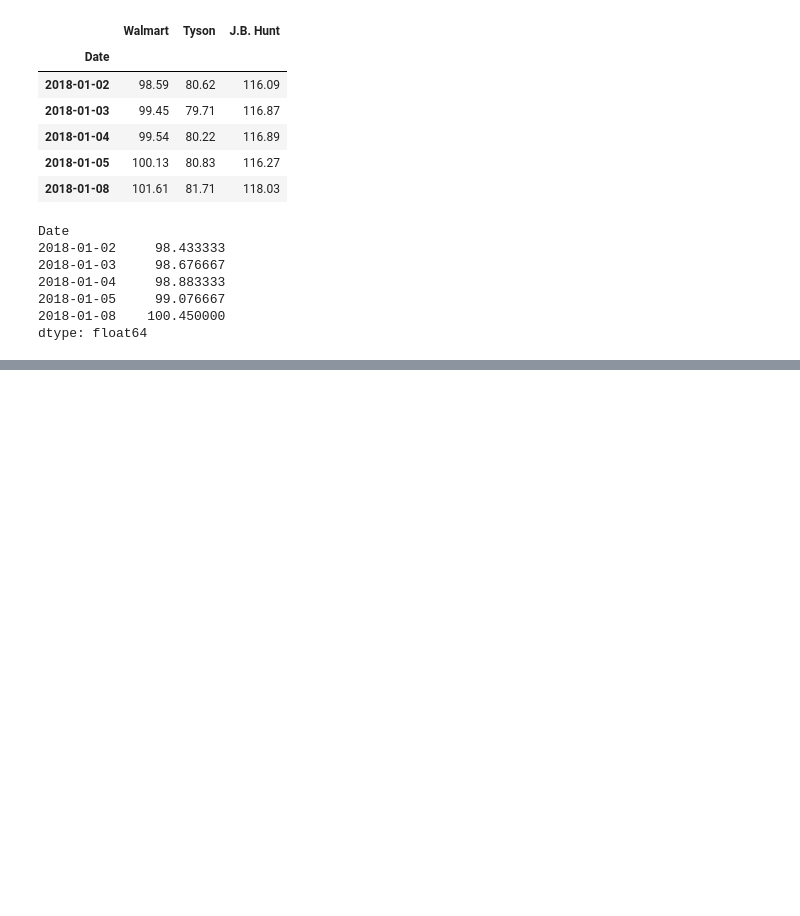
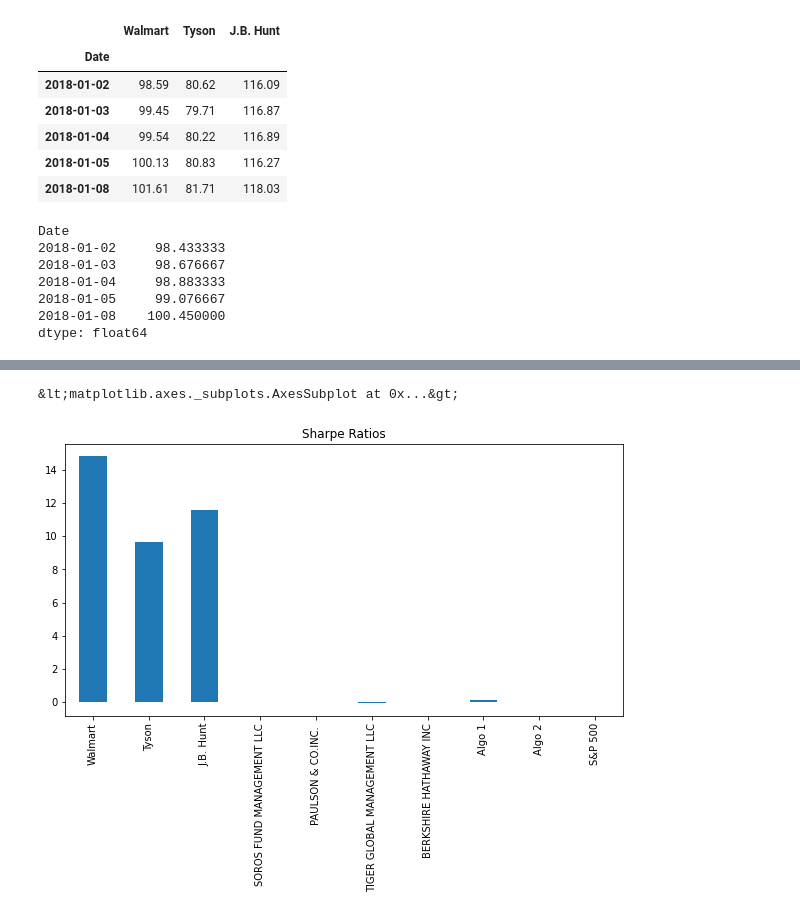
Before and after one commit to campbell8081/Unit04-PandasHW, a Jupyter notebook: whaleportfolio.ipynb, the cells around one changed output, grey strips where cells are left out. Cells and saved outputs as stored; diff of their text form; code cells hidden in the pictures; blank space fills up the shorter version.

```diff
--- a/whaleportfolio.ipynb
+++ b/whaleportfolio.ipynb
@@ -440,0 +463,4 @@ all_stock_data.head()
+# %%
+# Annualized Sharpe Ratios
+combined_sharpe_ratio = all_stock_data.mean()/all_stock_data.std()
+combined_sharpe_ratio
@@ -440,0 +479,6 @@ all_stock_data.head()
+# %%
+# Visualize the sharpe ratios as a bar plot
+combined_sharpe_ratio.plot.bar(figsize=(10,5), title="Sharpe Ratios")
+# %% [output]
+&lt;matplotlib.axes._subplots.AxesSubplot at 0x...&gt;
+[figure, added]
```
Also changed, not shown: parts of 5 cells of this notebook.
